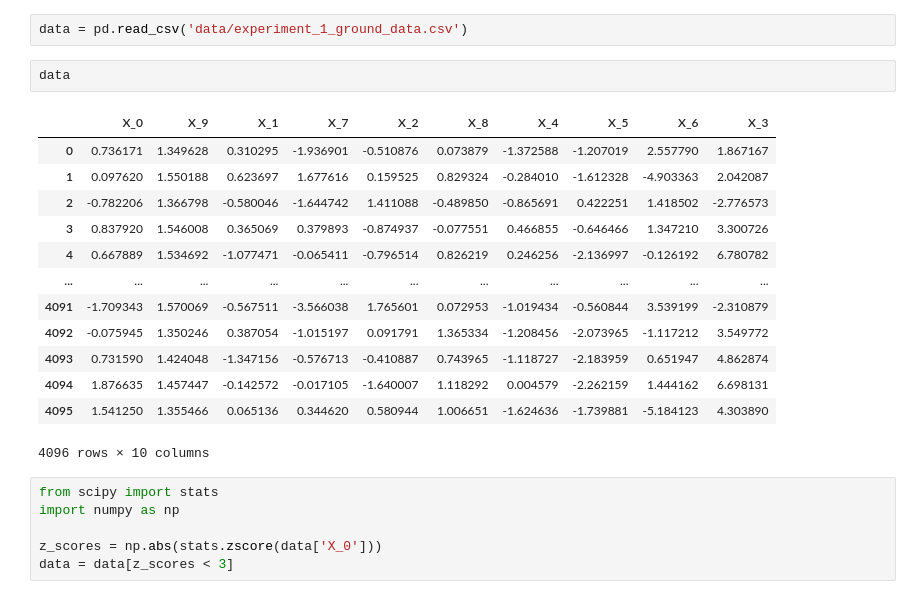
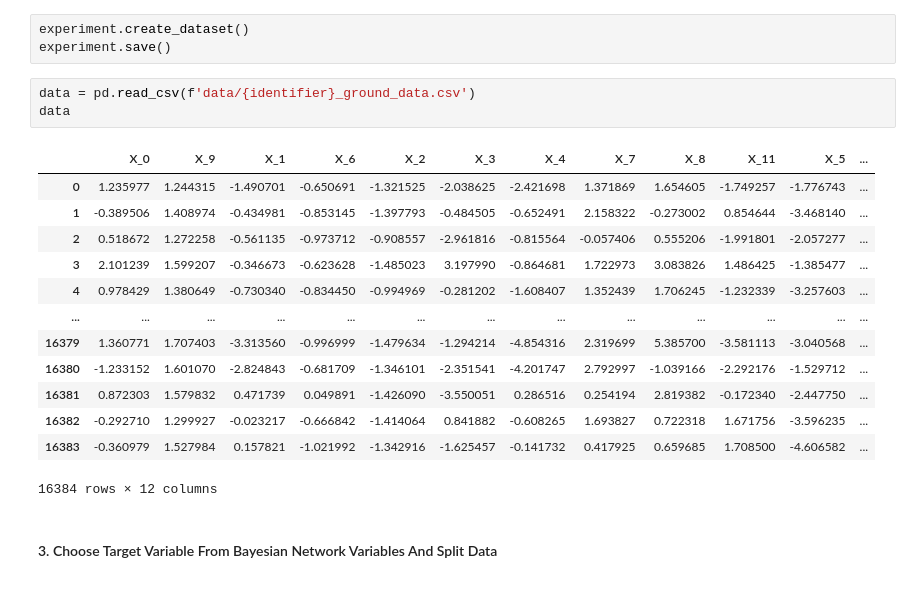
Before and after one commit to TumeloMkwambe/Honours-RP, a Jupyter notebook: playground.ipynb, the cells around one changed output. Saved outputs shown, nothing was run; the diff lists cells and outputs as text.

```diff
--- a/playground.ipynb
+++ b/playground.ipynb
@@ -14,24 +26,22 @@ experiment_1.save()
+# %%
+experiment.create_dataset()
+experiment.save()
 # %%
-data = pd.read_csv('data/experiment_1_ground_data.csv')
+data = pd.read_csv(f'data/{identifier}_ground_data.csv')
+data
+# %% [output]
+|  | X_0 | X_9 | X_1 | X_6 | X_2 | X_3 | X_4 | X_7 | X_8 | X_11 | X_5 | ... |
+| 0 | 1.235977 | 1.244315 | -1.490701 | -0.650691 | -1.321525 | -2.038625 | -2.421698 | 1.371869 | 1.654605 | -1.749257 | -1.776743 | ... |
+| 1 | -0.389506 | 1.408974 | -0.434981 | -0.853145 | -1.397793 | -0.484505 | -0.652491 | 2.158322 | -0.273002 | 0.854644 | -3.468140 | ... |
+| 2 | 0.518672 | 1.272258 | -0.561135 | -0.973712 | -0.908557 | -2.961816 | -0.815564 | -0.057406 | 0.555206 | -1.991801 | -2.057277 | ... |
+| 3 | 2.101239 | 1.599207 | -0.346673 | -0.623628 | -1.485023 | 3.197990 | -0.864681 | 1.722973 | 3.083826 | 1.486425 | -1.385477 | ... |
+| 4 | 0.978429 | 1.380649 | -0.730340 | -0.834450 | -0.994969 | -0.281202 | -1.608407 | 1.352439 | 1.706245 | -1.232339 | -3.257603 | ... |
+| ... | ... | ... | ... | ... | ... | ... | ... | ... | ... | ... | ... | ... |
+| 16379 | 1.360771 | 1.707403 | -3.313560 | -0.996999 | -1.479634 | -1.294214 | -4.854316 | 2.319699 | 5.385700 | -3.581113 | -3.040568 | ... |
+| 16380 | -1.233152 | 1.601070 | -2.824843 | -0.681709 | -1.346101 | -2.351541 | -4.201747 | 2.792997 | -1.039166 | -2.292176 | -1.529712 | ... |
+| 16381 | 0.872303 | 1.579832 | 0.471739 | 0.049891 | -1.426090 | -3.550051 | 0.286516 | 0.254194 | 2.819382 | -0.172340 | -2.447750 | ... |
+| 16382 | -0.292710 | 1.299927 | -0.023217 | -0.666842 | -1.414064 | 0.841882 | -0.608265 | 1.693827 | 0.722318 | 1.671756 | -3.596235 | ... |
+| 16383 | -0.360979 | 1.527984 | 0.157821 | -1.021992 | -1.342916 | -1.625457 | -0.141732 | 0.417925 | 0.659685 | 1.708500 | -4.606582 | ... |
+16384 rows × 12 columns
-# %%
-data
-# %% [output]
-|  | X_0 | X_9 | X_1 | X_7 | X_2 | X_8 | X_4 | X_5 | X_6 | X_3 |
-| 0 | 0.736171 | 1.349628 | 0.310295 | -1.936901 | -0.510876 | 0.073879 | -1.372588 | -1.207019 | 2.557790 | 1.867167 |
-| 1 | 0.097620 | 1.550188 | 0.623697 | 1.677616 | 0.159525 | 0.829324 | -0.284010 | -1.612328 | -4.903363 | 2.042087 |
-| 2 | -0.782206 | 1.366798 | -0.580046 | -1.644742 | 1.411088 | -0.489850 | -0.865691 | 0.422251 | 1.418502 | -2.776573 |
-| 3 | 0.837920 | 1.546008 | 0.365069 | 0.379893 | -0.874937 | -0.077551 | 0.466855 | -0.646466 | 1.347210 | 3.300726 |
-| 4 | 0.667889 | 1.534692 | -1.077471 | -0.065411 | -0.796514 | 0.826219 | 0.246256 | -2.136997 | -0.126192 | 6.780782 |
-| ... | ... | ... | ... | ... | ... | ... | ... | ... | ... | ... |
-| 4091 | -1.709343 | 1.570069 | -0.567511 | -3.566038 | 1.765601 | 0.072953 | -1.019434 | -0.560844 | 3.539199 | -2.310879 |
-| 4092 | -0.075945 | 1.350246 | 0.387054 | -1.015197 | 0.091791 | 1.365334 | -1.208456 | -2.073965 | -1.117212 | 3.549772 |
-| 4093 | 0.731590 | 1.424048 | -1.347156 | -0.576713 | -0.410887 | 0.743965 | -1.118727 | -2.183959 | 0.651947 | 4.862874 |
-| 4094 | 1.876635 | 1.457447 | -0.142572 | -0.017105 | -1.640007 | 1.118292 | 0.004579 | -2.262159 | 1.444162 | 6.698131 |
-| 4095 | 1.541250 | 1.355466 | 0.065136 | 0.344620 | 0.580944 | 1.006651 | -1.624636 | -1.739881 | -5.184123 | 4.303890 |
-4096 rows × 10 columns
-# %%
-from scipy import stats
-import numpy as np
-
-z_scores = np.abs(stats.zscore(data['X_0']))
-data = data[z_scores < 3]
+# %% [markdown]
+#### 3. Choose Target Variable From Bayesian Network Variables And Split Data
```
Also changed, not shown: parts of 25 cells of this notebook, 14 other files.
